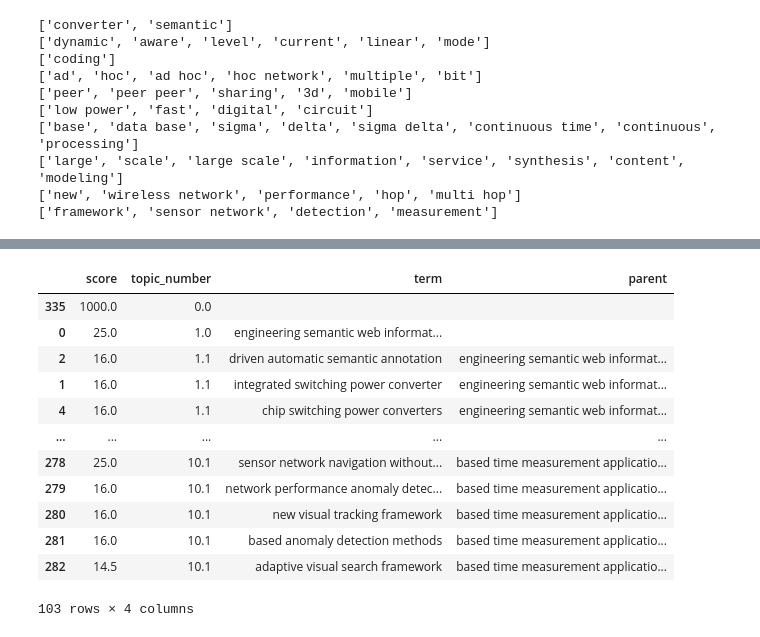
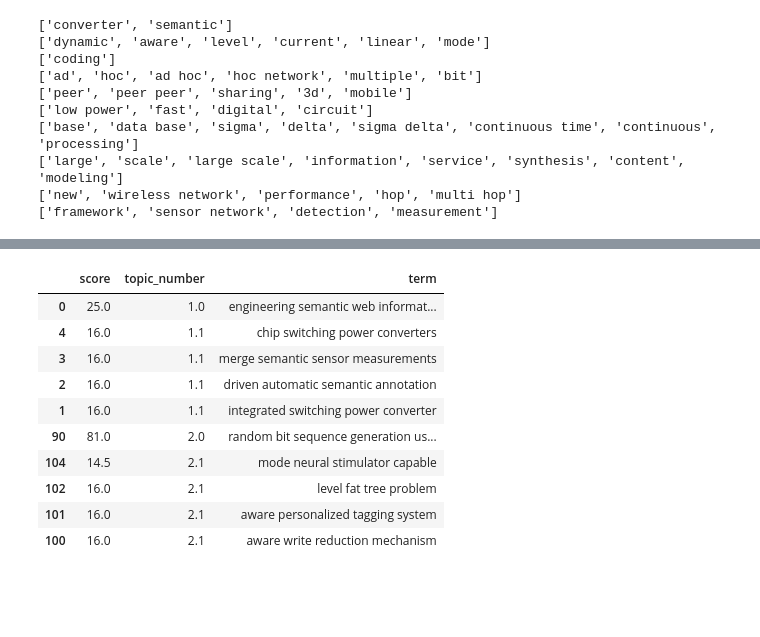
Before and after one commit to LowriWilliams/Topic_Modelling_Beyond_Tokens, a Jupyter notebook: topic_modelling.ipynb, the cells around one changed output, grey strips where cells are left out. Cells and saved outputs as stored; diff of their text form; code cells hidden in the pictures; blank space fills up the shorter version.

Commit message:
update topic modelling

```diff
--- a/topic_modelling.ipynb
+++ b/topic_modelling.ipynb
@@ -356,52 +356,46 @@ for i in df['Dominant_topic'].unique():
     # get the keywords for the optimal number of topics
     key_words = pd.DataFrame(tmp, columns =['score', 'term'])
     key_words = key_words.sort_values('score', ascending=False)
     key_words = key_words.drop_duplicates(subset=['term'])
     key_words['topic_number'] = i
 
     # select the max score as the topic title
     top_key_words = key_words[key_words.score == key_words['score'].max()]
 
-    # select the remaining keywords as child terms.
+    # select the remaining keywords as child terms
     remaining_keywords = key_words[key_words.score != key_words['score'].max()]
 
     # if there are more than 1 keyword in the topic title, aggregate them with a / as a separatore
     top_key_words = top_key_words.copy()
     top_key_words = top_key_words.groupby(['score', 'topic_number']).agg({'term' : lambda x: ' / '.join(map(str, x))})
     top_key_words = top_key_words.reset_index()
-    top_key_words['parent'] = ''
 
     # add 0.1 to the child keywords to identify then in the merged dataframe
     remaining_keywords = remaining_keywords.copy()
     remaining_keywords['topic_number'] = remaining_keywords['topic_number'] + 0.1
-    remaining_keywords['parent'] = top_key_words['term'].values.tolist()[0]
 
     all_topics = pd.concat([top_key_words, remaining_keywords], sort=False)
 
     for t in all_topics.to_dict(orient='records'):
         all_results.append(t)
 
-all_results.append({'score': 1000, 'topic_number' : 0.0, 'term' : '', 'parent' : ''})
-
 all_topics_df = pd.DataFrame(all_results)
 all_topics_df = all_topics_df.sort_values('topic_number', ascending=True)
 all_topics_df = all_topics_df.loc[all_topics_df['score'] > 10.0]
 
-display(all_topics_df)
+display(all_topics_df.head(10))
 # %% [output]
-|  | score | topic_number | term | parent |
-| 335 | 1000.0 | 0.0 |  |  |
-| 0 | 25.0 | 1.0 | engineering semantic web informat... |  |
-| 2 | 16.0 | 1.1 | driven automatic semantic annotation | engineering semantic web informat... |
-| 1 | 16.0 | 1.1 | integrated switching power converter | engineering semantic web informat... |
-| 4 | 16.0 | 1.1 | chip switching power converters | engineering semantic web informat... |
-| ... | ... | ... | ... | ... |
-| 278 | 25.0 | 10.1 | sensor network navigation without... | based time measurement applicatio... |
-| 279 | 16.0 | 10.1 | network performance anomaly detec... | based time measurement applicatio... |
-| 280 | 16.0 | 10.1 | new visual tracking framework | based time measurement applicatio... |
-| 281 | 16.0 | 10.1 | based anomaly detection methods | based time measurement applicatio... |
-| 282 | 14.5 | 10.1 | adaptive visual search framework | based time measurement applicatio... |
+|  | score | topic_number | term |
+| 0 | 25.0 | 1.0 | engineering semantic web informat... |
+| 4 | 16.0 | 1.1 | chip switching power converters |
+| 3 | 16.0 | 1.1 | merge semantic sensor measurements |
+| 2 | 16.0 | 1.1 | driven automatic semantic annotation |
+| 1 | 16.0 | 1.1 | integrated switching power converter |
+| 90 | 81.0 | 2.0 | random bit sequence generation us... |
+| 104 | 14.5 | 2.1 | mode neural stimulator capable |
+| 102 | 16.0 | 2.1 | level fat tree problem |
+| 101 | 16.0 | 2.1 | aware personalized tagging system |
+| 100 | 16.0 | 2.1 | aware write reduction mechanism |
-103 rows × 4 columns
 # %%
 fig = go.Figure(go.Sunburst(
     labels = all_topics_df['term'].values.tolist(),
```
